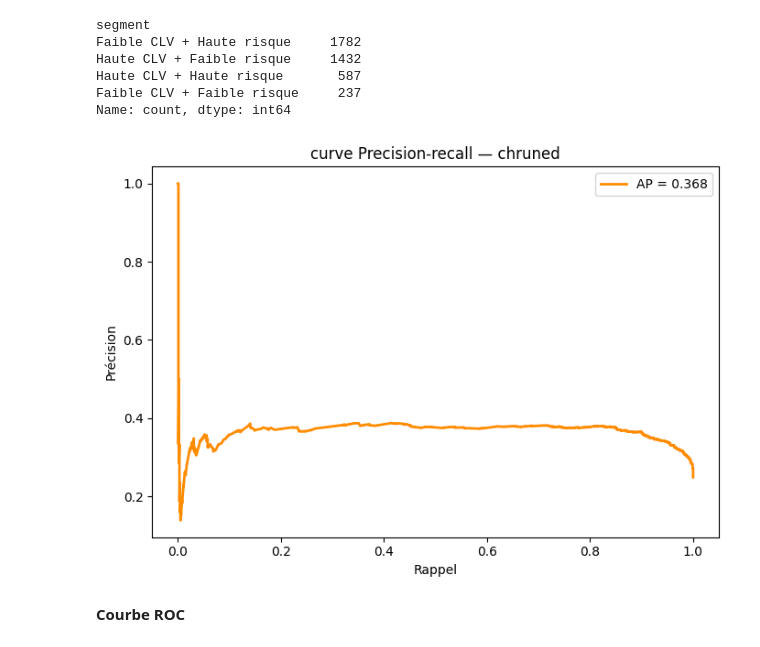
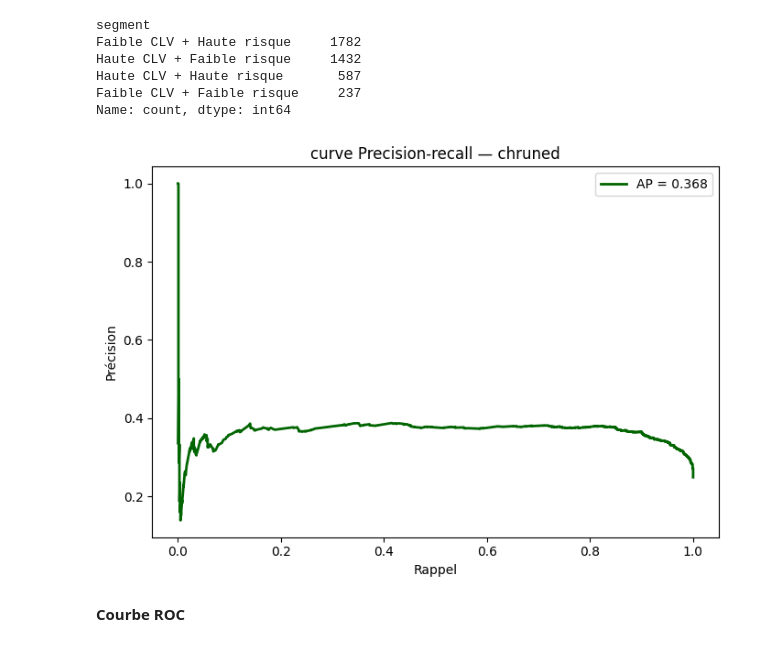
Before and after one commit to fds-imane/Data_Marketing, a Jupyter notebook: data_marketing_part_4.ipynb, the cells around one changed output. Cells and saved outputs as stored; diff of their text form; code cells hidden in the pictures.

```diff
--- a/data_marketing_part_4.ipynb
+++ b/data_marketing_part_4.ipynb
@@ -693,17 +693,17 @@ Name: count, dtype: int64
 # %%
 precision_vals, recall_vals, _ = precision_recall_curve(y_test, y_proba)
 ap = average_precision_score(y_test, y_proba)
 
 plt.figure(figsize=(7, 5))
-plt.plot(recall_vals, precision_vals, label=f'AP = {ap:.3f}', color='darkorange', lw=2)
+plt.plot(recall_vals, precision_vals, label=f'AP = {ap:.3f}', color='darkgreen', lw=2)
 plt.xlabel('Rappel')
 plt.ylabel('Précision')
 plt.title('curve Precision-recall — chruned')
 plt.legend()
 plt.tight_layout()
 plt.show()
 # %% [output]
-[figure, old version]
+[figure, new version]
 # %% [markdown]
 **Courbe ROC**
 # %%
```
Also changed, not shown: parts of 4 cells of this notebook.
